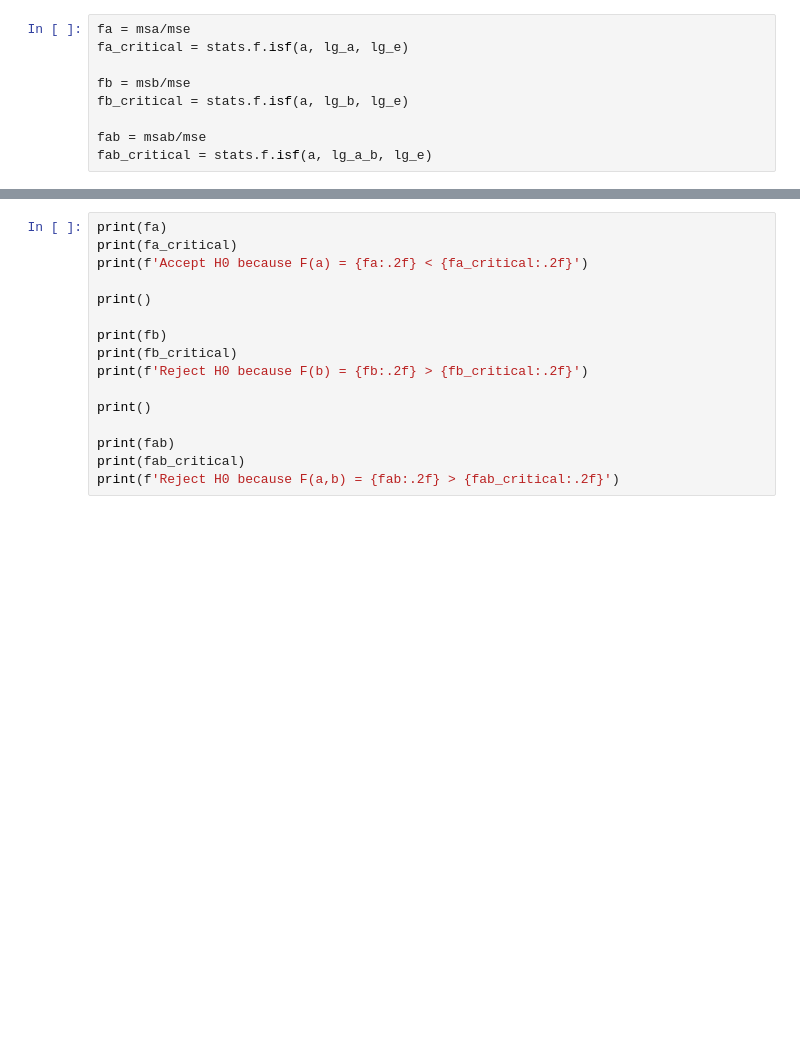
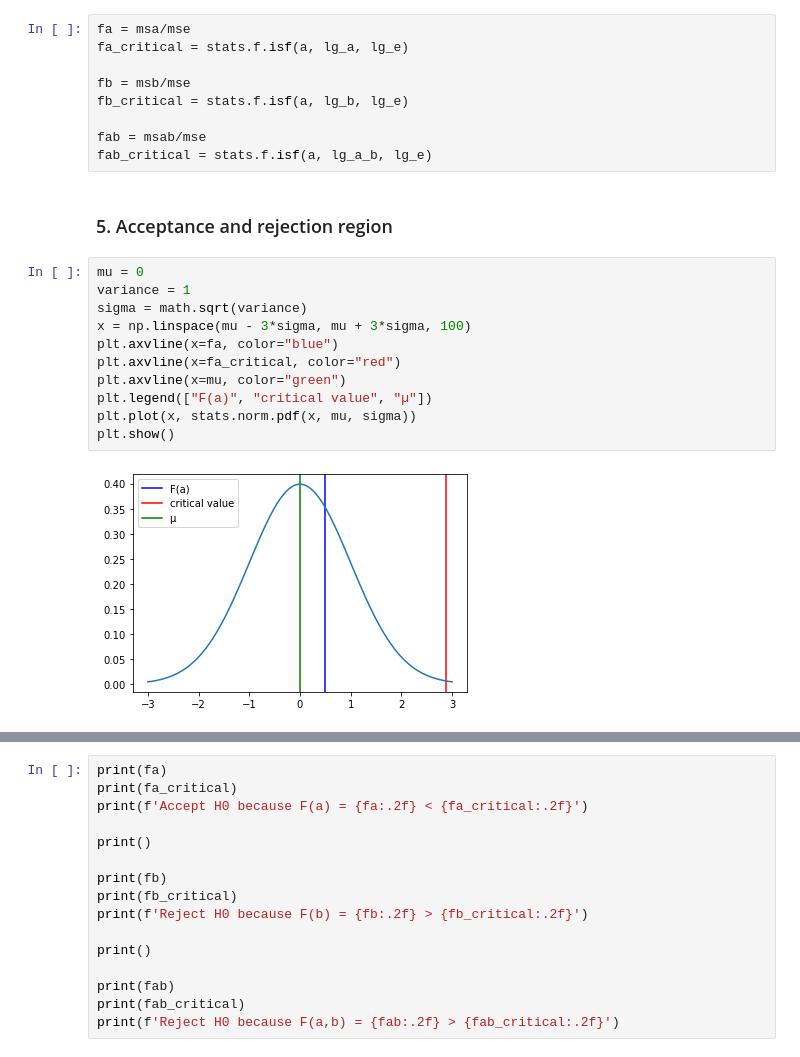
Before and after one commit to ososuna/statistics, a Jupyter notebook: anova/two-way/TwoWayAnovaTest.ipynb, the cells around one changed output, grey strips where cells are left out. Saved outputs shown, nothing was run; the diff lists cells and outputs as text; blank space fills up the shorter version.

```diff
--- a/anova/two-way/TwoWayAnovaTest.ipynb
+++ b/anova/two-way/TwoWayAnovaTest.ipynb
@@ -152,3 +152,18 @@ fb_critical = stats.f.isf(a, lg_b, lg_e)
 
 fab = msab/mse
 fab_critical = stats.f.isf(a, lg_a_b, lg_e)
+# %% [markdown]
+### 5. Acceptance and rejection region
+# %%
+mu = 0
+variance = 1
+sigma = math.sqrt(variance)
+x = np.linspace(mu - 3*sigma, mu + 3*sigma, 100)
+plt.axvline(x=fa, color="blue")
+plt.axvline(x=fa_critical, color="red")
+plt.axvline(x=mu, color="green")
+plt.legend(["F(a)", "critical value", "µ"])
+plt.plot(x, stats.norm.pdf(x, mu, sigma))
+plt.show()
+# %% [output]
+[figure, added]
```
Also changed, not shown: parts of 5 cells of this notebook.
